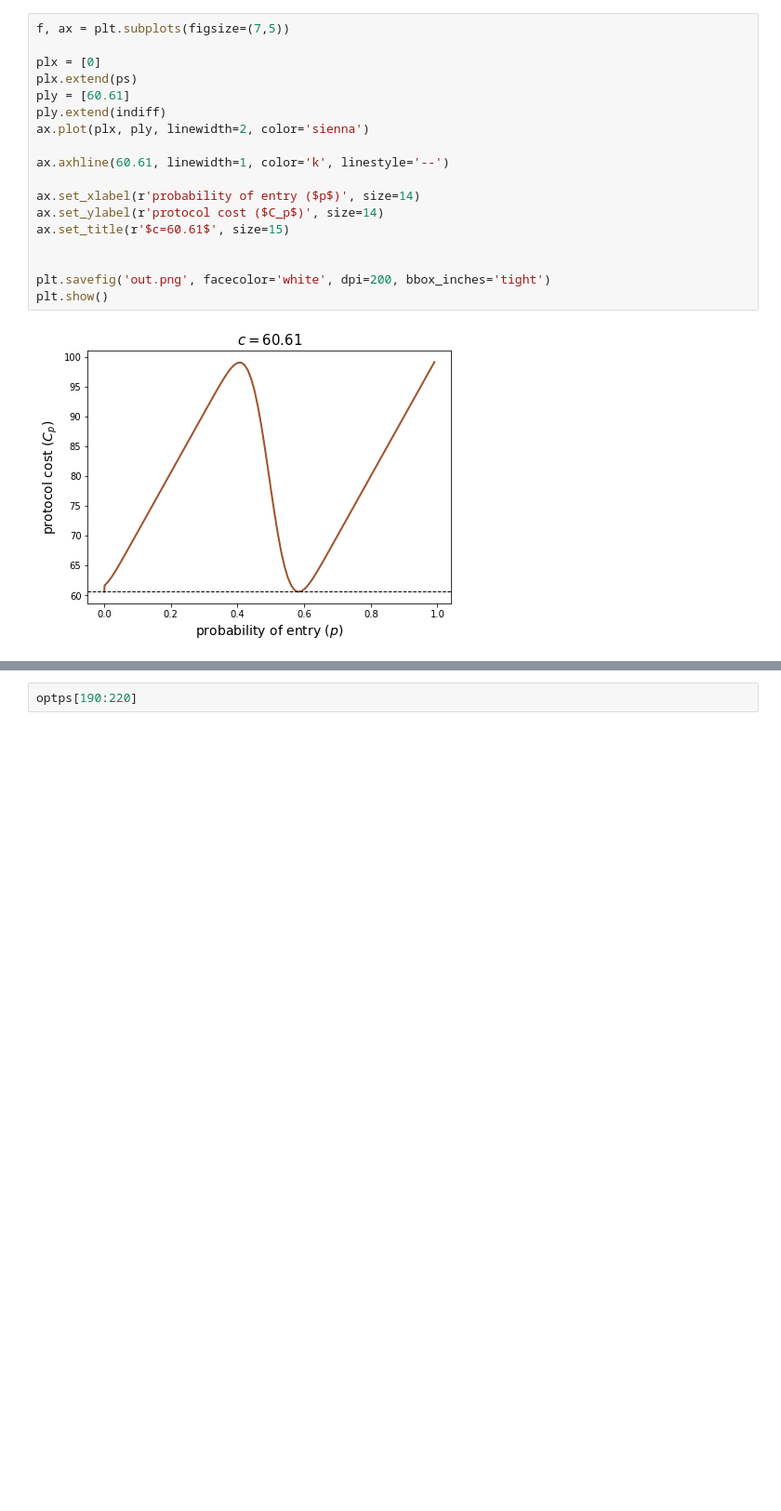
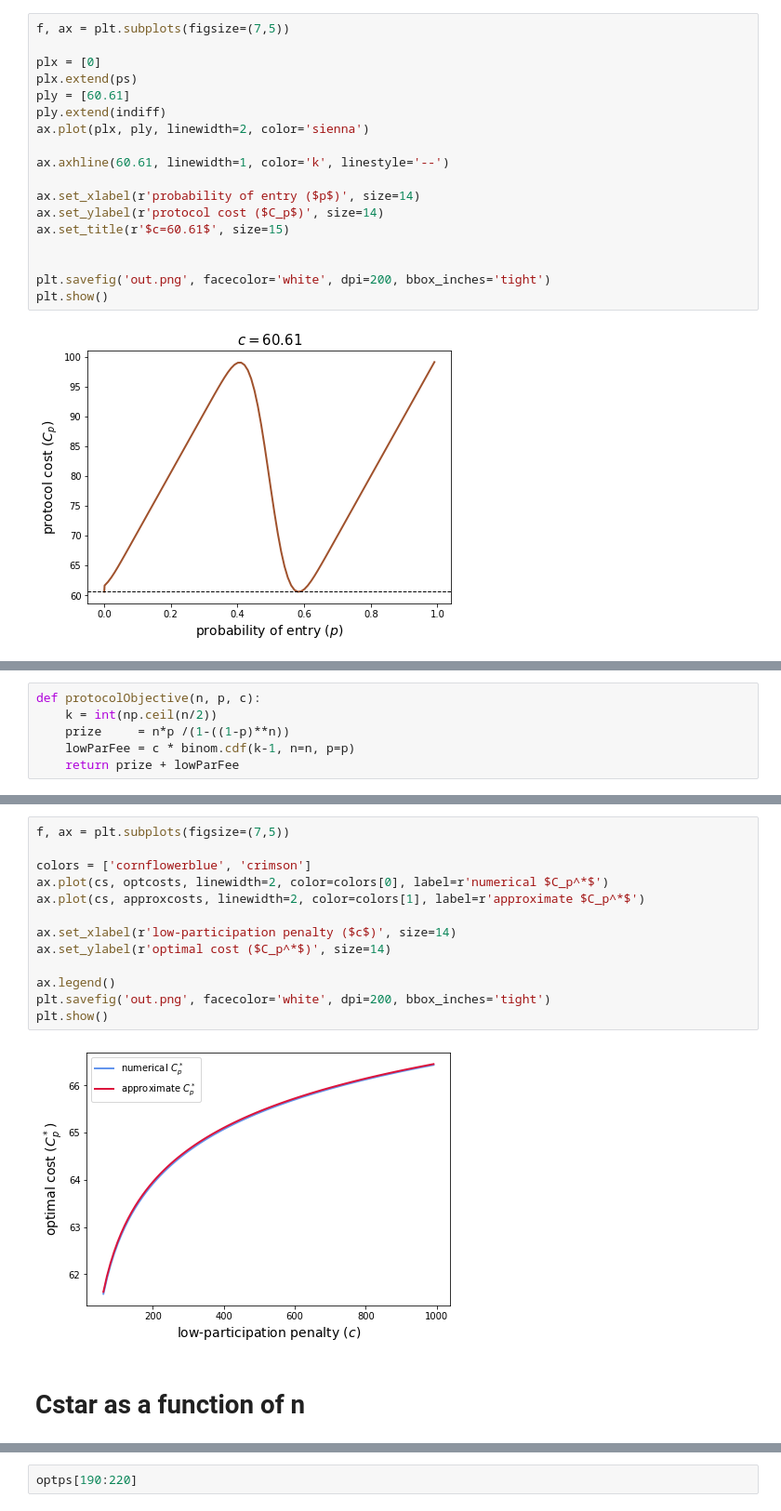
Before and after one commit to michaelneuder/continued-participation, a Jupyter notebook: copar.ipynb, the cells around one changed output, grey strips where cells are left out. Shown: that part at 93% size. Drawn from its saved outputs; the diff is of its cells as text; blank space fills up the shorter version.

```diff
--- a/copar.ipynb
+++ b/copar.ipynb
@@ -297,0 +312,6 @@ plt.show()
+# %%
+def protocolObjective(n, p, c):
+    k = int(np.ceil(n/2))
+    prize     = n*p /(1-((1-p)**n))
+    lowParFee = c * binom.cdf(k-1, n=n, p=p)
+    return prize + lowParFee
@@ -297,0 +358,17 @@ plt.show()
+# %%
+f, ax = plt.subplots(figsize=(7,5))
+
+colors = ['cornflowerblue', 'crimson']
+ax.plot(cs, optcosts, linewidth=2, color=colors[0], label=r'numerical $C_p^*$')
+ax.plot(cs, approxcosts, linewidth=2, color=colors[1], label=r'approximate $C_p^*$')
+
+ax.set_xlabel(r'low-participation penalty ($c$)', size=14)
+ax.set_ylabel(r'optimal cost ($C_p^*$)', size=14)
+
+ax.legend()
+plt.savefig('out.png', facecolor='white', dpi=200, bbox_inches='tight')
+plt.show()
+# %% [output]
+[figure, added]
+# %% [markdown]
+# Cstar as a function of n
```
Also changed, not shown: parts of 15 cells of this notebook, 1 other file.
